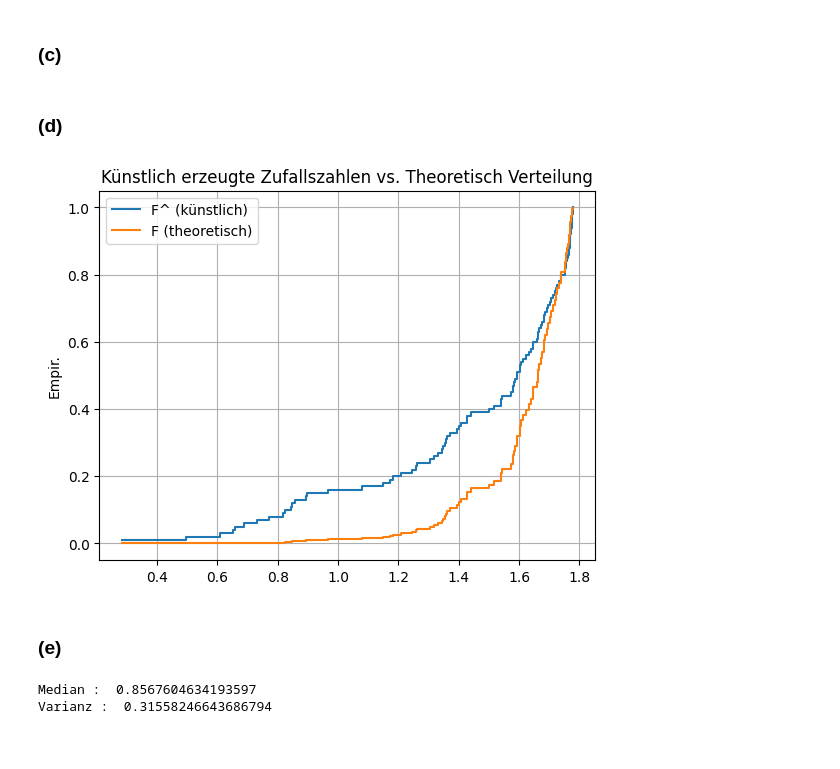
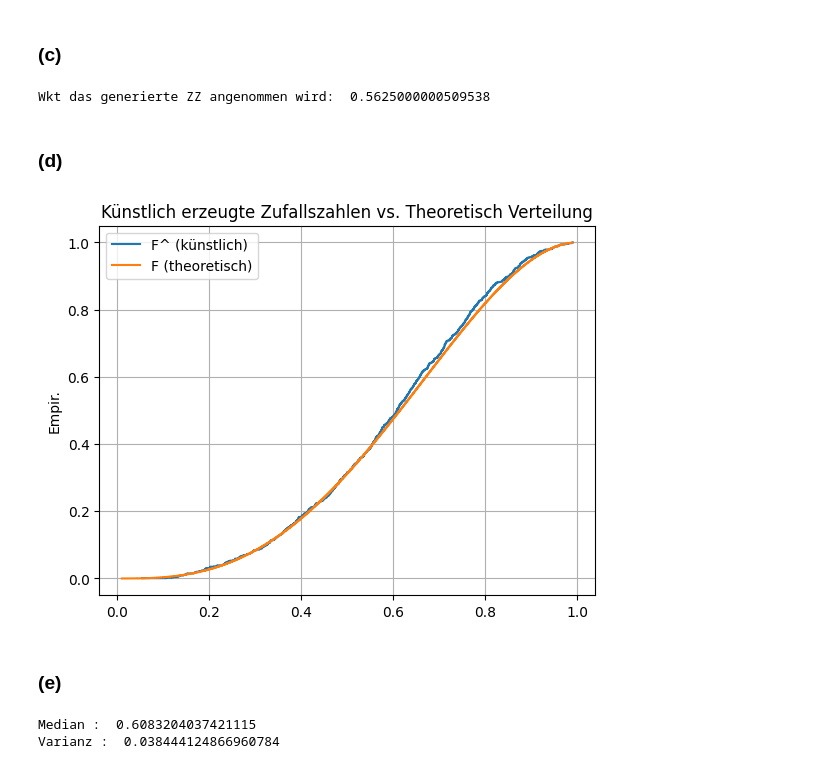
Before and after one commit to tombk556/Mathematische-Stochastische-Modelle-und-MC-Simulationen, a Jupyter notebook: Übung 8/übung8.ipynb, the cells around one changed output. Saved outputs shown, nothing was run; the diff lists cells and outputs as text; code cells hidden in the pictures.

```diff
--- a/Übung 8/übung8.ipynb
+++ b/Übung 8/übung8.ipynb
@@ -32,8 +30,8 @@ def zufallszahlen(N):
     random_numbers = []
     k = 0
 
-    min_fX = min([dichtefunktion_fX(x) for x in np.linspace(0.01, 0.999999, 100000)])
-    max_fX = max([dichtefunktion_fX(x) for x in np.linspace(0.01, 0.999999, 100000)])
+    min_fX = min([dichtefunktion_fX(x) for x in np.linspace(0.01, 0.999999, 100000)]) # 0
+    max_fX = max([dichtefunktion_fX(x) for x in np.linspace(0.01, 0.999999, 100000)]) # 1.7777777777...
 
     while k < N:
         X = random.uniform(0, 1)
@@ -41,8 +39,13 @@ def zufallszahlen(N):
 
         if Y < dichtefunktion_fX(X):
             k+=1
-            random_numbers.append(dichtefunktion_fX(X))
+            random_numbers.append(X)
     return random_numbers
+# %%
+max_fX = max([dichtefunktion_fX(x) for x in np.linspace(0.01, 0.999999, 100000)])
+print("Wkt das generierte ZZ angenommen wird: ", 1 / max_fX)
+# %% [output]
+Wkt das generierte ZZ angenommen wird:  0.5625000000509538
 # %% [markdown]
 ### (d)
 # %%
@@ -52,24 +55,25 @@ def empirische_VF(data):
     y = np.arange(1, n + 1) / n
     return sorted_data, y
 
-n = 100
+n = 1000
 F_Dach = empirische_VF(data=zufallszahlen(n))
-F = [verteilungsfunktion_FX(x) for x in np.linspace(0.01, 0.99, n)]
+x_values = np.linspace(0.01, 0.99, n)
+F = [verteilungsfunktion_FX(x) for x in x_values]
 # %%
 plt.title("Künstlich erzeugte Zufallszahlen vs. Theoretisch Verteilung")
 plt.step(F_Dach[0], F_Dach[1], where='post', label="F^ (künstlich)")
-plt.step(F_Dach[0], F, where='post', label='F (theoretisch)')
+plt.step(x_values, F, where='post', label='F (theoretisch)')
 plt.legend()
 plt.ylabel("Empir.")
 plt.grid()
 plt.show()
 # %% [output]
-[figure, old version]
+[figure, new version]
 # %% [markdown]
 ### (e)
 # %%
-print("Median : ",np.median(F_Dach))
-print("Varianz : ", np.var(F_Dach))
+print("Median : ",np.median(F_Dach[0])) # aus b) median = 0.61
+print("Varianz : ", np.var(F_Dach[0])) # aus b) var = 0.04
 # %% [output]
-Median :  0.8567604634193597
-Varianz :  0.31558246643686794
+Median :  0.6083204037421115
+Varianz :  0.038444124866960784
```
Also changed, not shown: parts of 1 cell of this notebook.
